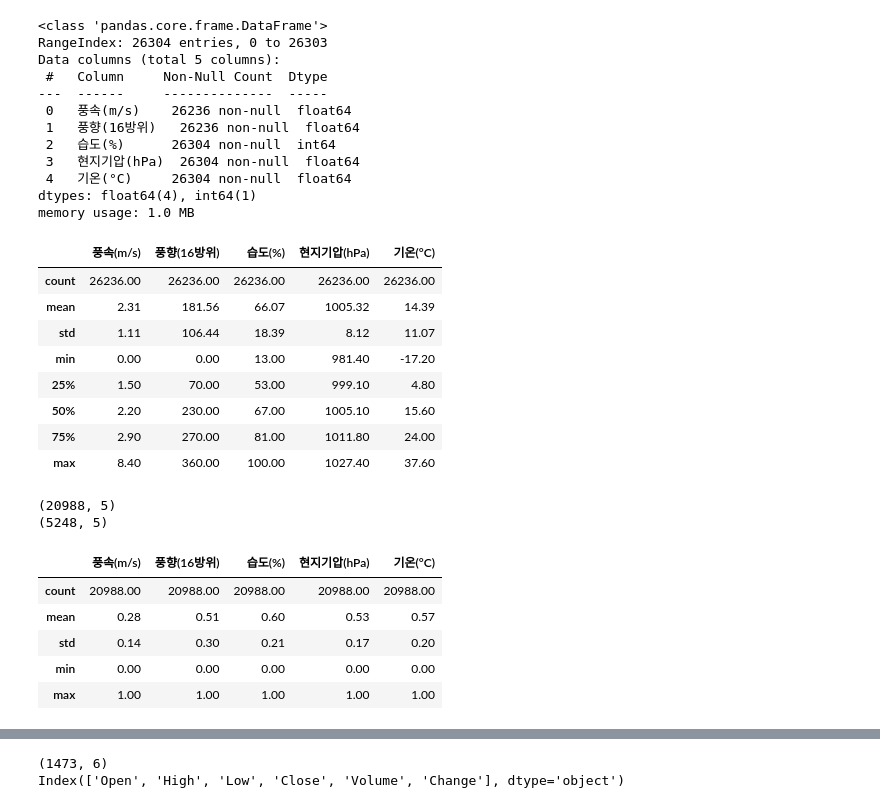
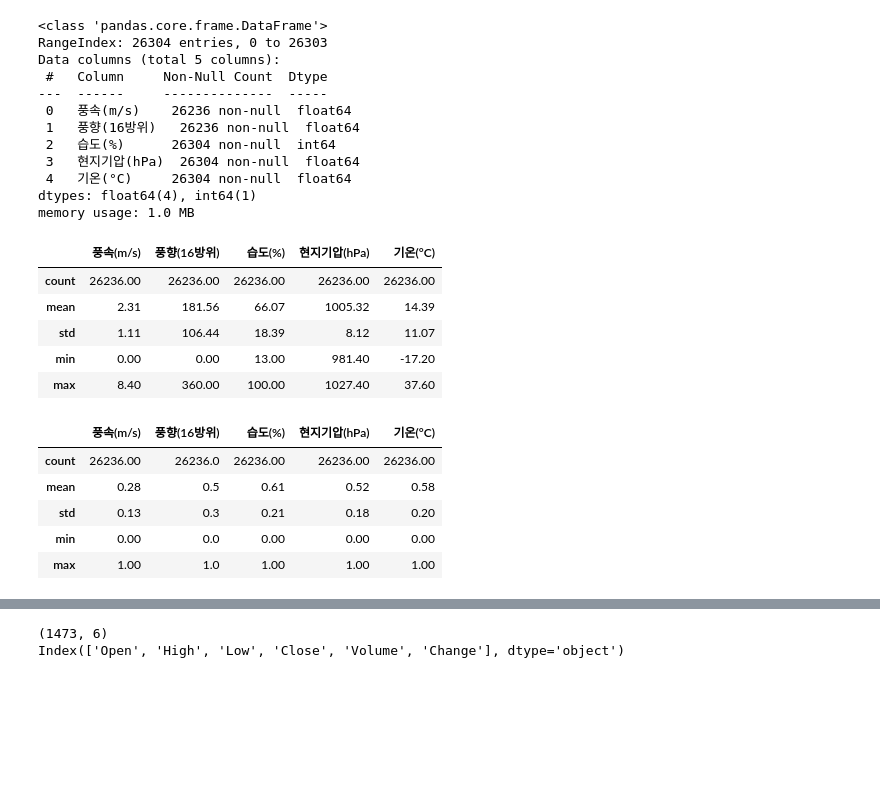
Before and after one commit to changsuk-oh/introduction-to-deep-learning, a Jupyter notebook: 6장_시계열_예측(파이토치).ipynb, the cells around one changed output, grey strips where cells are left out. Drawn from its saved outputs; the diff is of its cells as text; code cells hidden in the pictures; blank space fills up the shorter version.

```diff
--- a/6장_시계열_예측(파이토치).ipynb
+++ b/6장_시계열_예측(파이토치).ipynb
@@ -121,0 +25,13 @@ import matplotlib.pyplot as plt
+# %%
+# 데이터셋 준비
+file_paths = [
+    "/content/drive/MyDrive/Datasets/SURFACE_ASOS_108_HR_2023_2023_2024.csv",
+    "/content/drive/MyDrive/Datasets/SURFACE_ASOS_108_HR_2024_2024_2025.csv",
+    "/content/drive/MyDrive/Datasets/SURFACE_ASOS_108_HR_2025_2025_2026.csv"
+]
+
+df_list = [pd.read_csv(path, encoding="euc-kr") for path in file_paths]
+df = pd.concat(df_list, ignore_index=True)
+
+print(df.shape)   # 데이터셋 shape 확인
+print(df.columns)   # 컬럼명 확인
@@ -122,6 +47,6 @@ import matplotlib.pyplot as plt
 # %%
-# 데이터셋 준비
-df = pd.read_csv("/content/drive/MyDrive/Datasets/weather.csv")
+# 새로운 데이터셋 생성
+df = df[["일시", "풍속(m/s)", "풍향(16방위)", "습도(%)", "현지기압(hPa)", "기온(°C)"]]
 
 print(df.shape)   # 데이터셋 shape 확인
 print(df.columns)   # 컬럼명 확인
@@ -173,14 +98,11 @@ memory usage: 1.0 MB
 df = df.dropna()
 # %%
 # 통계 요약
-df.describe().round(2)
+df.describe().loc[["count", "mean", "std", "min", "max"]].round(2)
 # %% [output]
 |  | 풍속(m/s) | 풍향(16방위) | 습도(%) | 현지기압(hPa) | 기온(°C) |
 | count | 26236.00 | 26236.00 | 26236.00 | 26236.00 | 26236.00 |
 | mean | 2.31 | 181.56 | 66.07 | 1005.32 | 14.39 |
 | std | 1.11 | 106.44 | 18.39 | 8.12 | 11.07 |
 | min | 0.00 | 0.00 | 13.00 | 981.40 | -17.20 |
-| 25% | 1.50 | 70.00 | 53.00 | 999.10 | 4.80 |
-| 50% | 2.20 | 230.00 | 67.00 | 1005.10 | 15.60 |
-| 75% | 2.90 | 270.00 | 81.00 | 1011.80 | 24.00 |
 | max | 8.40 | 360.00 | 100.00 | 1027.40 | 37.60 |
@@ -187,12 +118,16 @@ df.describe().round(2)
+# %%
+# 정규화 후 통계 확인
+df.describe().loc[["count", "mean", "std", "min", "max"]].round(2)
+# %% [output]
+|  | 풍속(m/s) | 풍향(16방위) | 습도(%) | 현지기압(hPa) | 기온(°C) |
+| count | 26236.00 | 26236.0 | 26236.00 | 26236.00 | 26236.00 |
+| mean | 0.28 | 0.5 | 0.61 | 0.52 | 0.58 |
+| std | 0.13 | 0.3 | 0.21 | 0.18 | 0.20 |
+| min | 0.00 | 0.0 | 0.00 | 0.00 | 0.00 |
+| max | 1.00 | 1.0 | 1.00 | 1.00 | 1.00 |
 # %%
-# 학습/테스트 데이터 분할
+# 학습 데이터/테스트 데이터 분할
 train_size = int(0.8 * len(df))
 
 train_df = df[:train_size]
 test_df = df[train_size:]
-
-print(train_df.shape)   # 학습 데이터 shape 확인
-print(test_df.shape)   # 테스트 데이터 shape 확인
-# %% [output]
-(20988, 5)
-(5248, 5)
@@ -211,10 +133,0 @@ test_df.iloc[ : , -1] = y_scaler.transform(test_df.iloc[ : , [-1]]).ravel()
-# %%
-# 정규화 후 통계 확인
-train_df.describe().loc[["count", "mean", "std", "min", "max"]].round(2)
-# %% [output]
-|  | 풍속(m/s) | 풍향(16방위) | 습도(%) | 현지기압(hPa) | 기온(°C) |
-| count | 20988.00 | 20988.00 | 20988.00 | 20988.00 | 20988.00 |
-| mean | 0.28 | 0.51 | 0.60 | 0.53 | 0.57 |
-| std | 0.14 | 0.30 | 0.21 | 0.17 | 0.20 |
-| min | 0.00 | 0.00 | 0.00 | 0.00 | 0.00 |
-| max | 1.00 | 1.00 | 1.00 | 1.00 | 1.00 |
```
Also changed, not shown: parts of 52 cells of this notebook.
